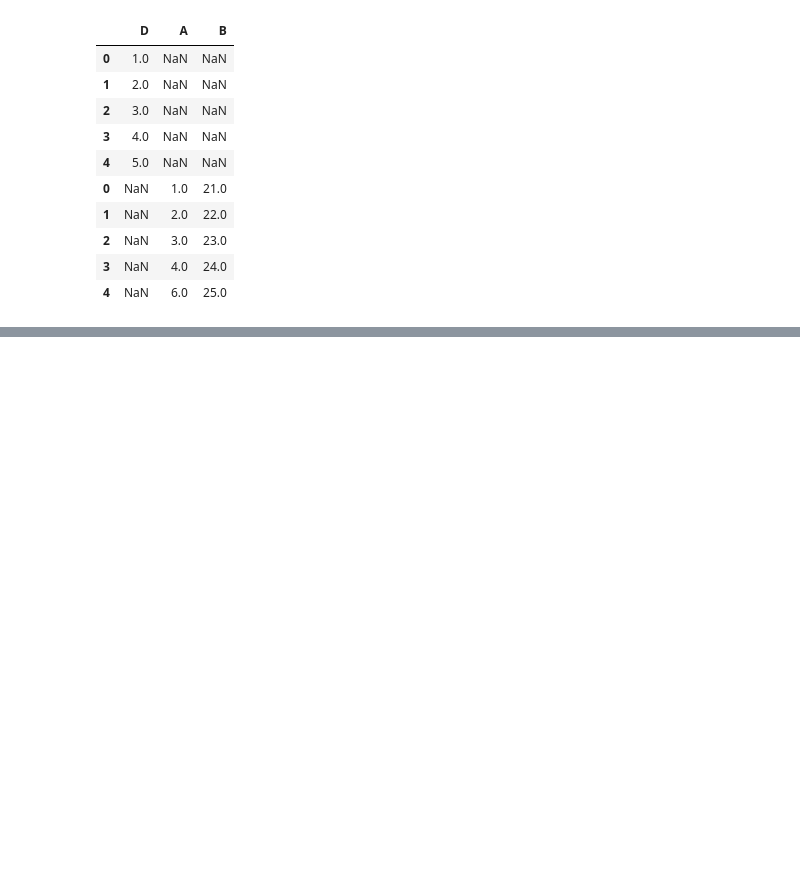
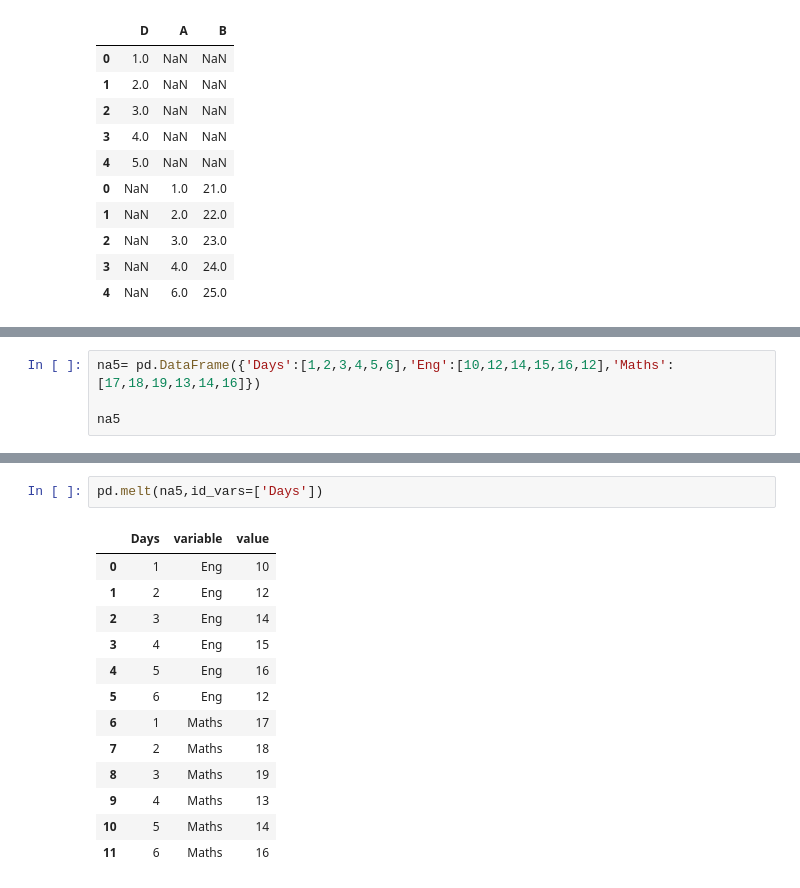
Before and after one commit to Natasha7769/PYTHON, a Jupyter notebook: Data Analysis/pandasbasics/datastructure.ipynb, the cells around one changed output, grey strips where cells are left out. Cells and saved outputs as stored; diff of their text form; blank space fills up the shorter version.

```diff
--- a/Data Analysis/pandasbasics/datastructure.ipynb
+++ b/Data Analysis/pandasbasics/datastructure.ipynb
@@ -1702,0 +1908,4 @@ pd.concat([num,num1])
+# %%
+na5= pd.DataFrame({'Days':[1,2,3,4,5,6],'Eng':[10,12,14,15,16,12],'Maths':[17,18,19,13,14,16]})
+
+na5
@@ -1702,0 +1940,16 @@ pd.concat([num,num1])
+# %%
+pd.melt(na5,id_vars=['Days'])
+# %% [output]
+|  | Days | variable | value |
+| 0 | 1 | Eng | 10 |
+| 1 | 2 | Eng | 12 |
+| 2 | 3 | Eng | 14 |
+| 3 | 4 | Eng | 15 |
+| 4 | 5 | Eng | 16 |
+| 5 | 6 | Eng | 12 |
+| 6 | 1 | Maths | 17 |
+| 7 | 2 | Maths | 18 |
+| 8 | 3 | Maths | 19 |
+| 9 | 4 | Maths | 13 |
+| 10 | 5 | Maths | 14 |
+| 11 | 6 | Maths | 16 |
```
Also changed, not shown: parts of 32 cells of this notebook.
